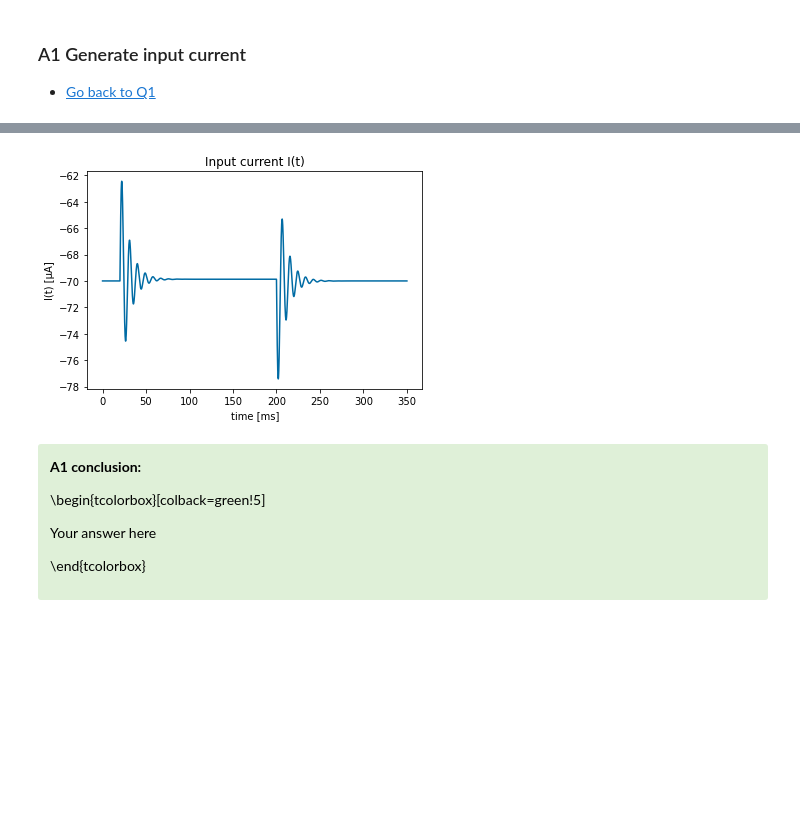
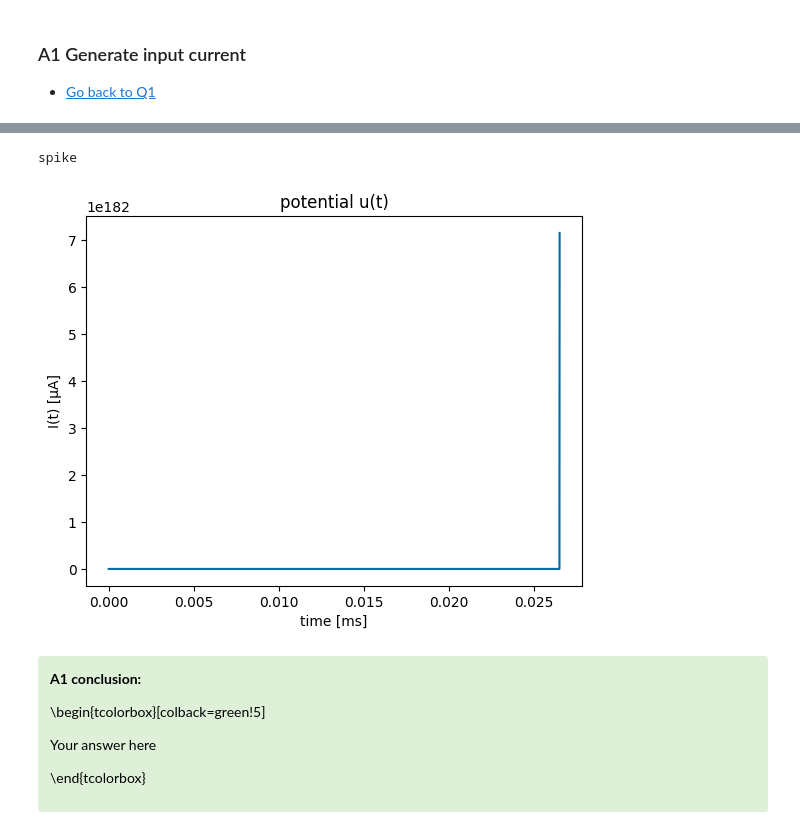
Before and after one commit to RobbeDeMuynck/CN_practicals, a Jupyter notebook: Module 1/Module1_Ex2_XX.ipynb, the cells around one changed output, grey strips where cells are left out. Saved outputs shown, nothing was run; the diff lists cells and outputs as text; code cells hidden in the pictures; blank space fills up the shorter version.

```diff
--- a/Module 1/Module1_Ex2_XX.ipynb
+++ b/Module 1/Module1_Ex2_XX.ipynb
@@ -194,6 +194,19 @@ a = 0.5 #nS
 tau_w = 100 #ms
 b = 7 #pA
 
+# parameters SI
+tau_m = 0.005 #s
+R_m = 500*1e6 #Ohm
+u_rest = -0.070 #V
+u_reset = -0.051 #V
+v_rheobase = -0.050 #V
+delta_T = 0.002 #V
+a = 0.5*1e-9 #S
+tau_w = 0.100 #s
+b = 7*1e-12 #A
+dt = 0.01*1e-3 # s
+t = np.arange(0, 0.350, dt) # s
+I = ((0.020 <= t)*(t < 0.200)) # A
 
 def adex(u_0, w_0, I_input):
     # initialize arrays
@@ -212,10 +225,11 @@ def adex(u_0, w_0, I_input):
         u[i+1] = u[i] + dt*(u_rest-u[i]+delta_T*np.exp((u[i]-v_rheobase)/delta_T)-R_m*w[i]+R_m*I_input[i])/tau_m
 
         w[i+1] = w[i] + dt*(a*(u[i]-u_rest)-w[i])/tau_w
-
-        if (u[i] > v_rheobase and not firing_flag):
+        # print(firing_flag)
+        if ((u[i] > v_rheobase) * (not firing_flag)):
+            print('spike')
             firing_flag = True
-            w[i+1] += dt*(b*tau_w)
+            w[i+1] += dt*b
             spike_idx.append(i)
 
         if (u[i] < u_reset and firing_flag):
@@ -232,20 +246,21 @@ def adex(u_0, w_0, I_input):
 # %%
 # Enter your code below
 
 #############################
 ##   Q1c solution plots   ##
 #############################
-u, w, delta_us, delta_ws, spike_times = adex(-70, 0, I*0.065)
+u, w, delta_us, delta_ws, spike_times = adex(-0.070, 0, I*65*1e-12)
 
 fig, ax = plt.subplots()
 ax.plot(t, u)
 
-ax.set_title('Input current I(t)')
+ax.set_title('potential u(t)')
 ax.set_ylabel('I(t) [µA]')
 ax.set_xlabel('time [ms]')
 plt.show()
 # %% [output]
+spike
-[figure, old version]
+[figure, new version]
 # %%
 # Enter your answer below
 
```
Also changed, not shown: parts of 2 cells of this notebook.
